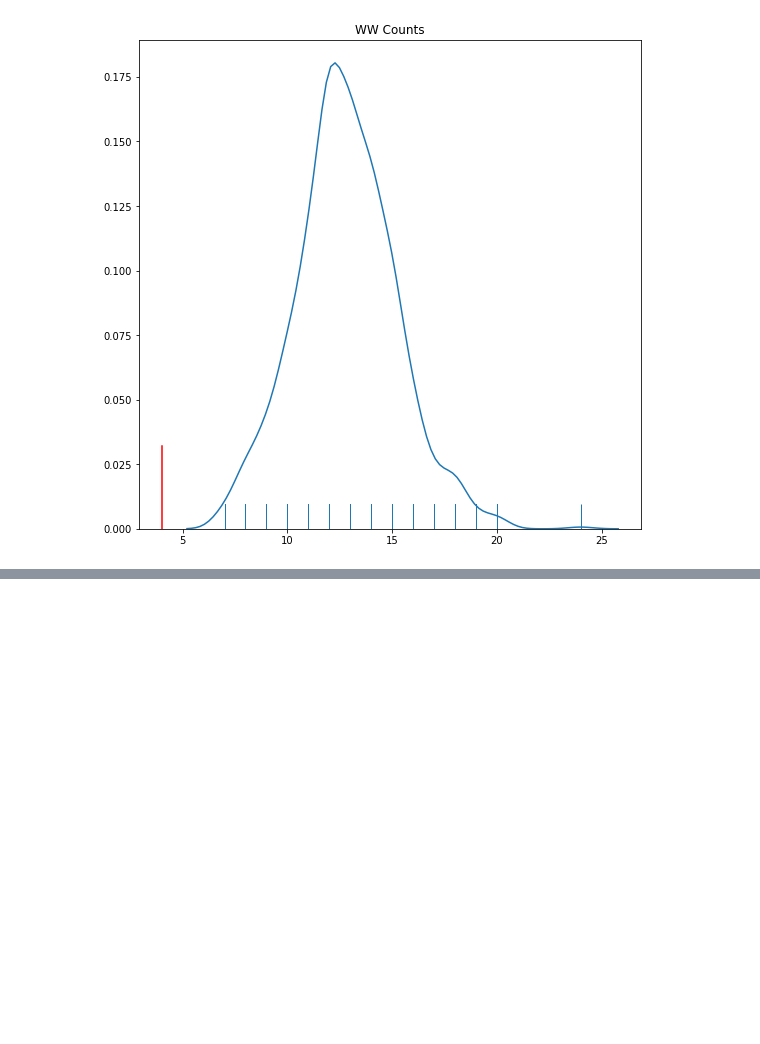
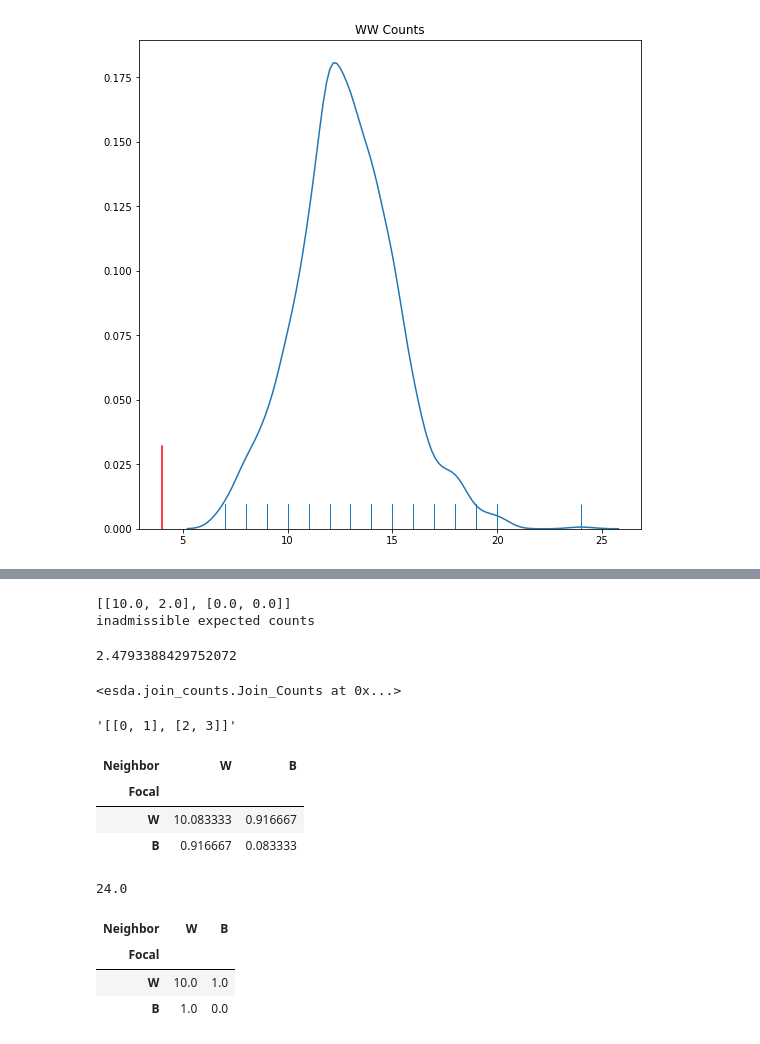
Before and after one commit to pysal/esda, a Jupyter notebook: notebooks/joincounts.ipynb, the cells around one changed output, grey strips where cells are left out. Cells and saved outputs as stored; diff of their text form; code cells hidden in the pictures; blank space fills up the shorter version.

```diff
--- a/notebooks/joincounts.ipynb
+++ b/notebooks/joincounts.ipynb
@@ -67,0 +149,40 @@ Text(0.5, 1.0, 'WW Counts')
+# %%
+w = lps.weights.lat2W(3,3)
+y = np.ones((w.n,))
+y[0:8] = 0
+calc(y, w)
+# %% [output]
+[[10.0, 2.0], [0.0, 0.0]]
+inadmissible expected counts
+# %%
+jc = esda.Join_Counts(y, w)
+# %%
+jc.chi2
+# %% [output]
+2.4793388429752072
+# %%
+jc
+# %% [output]
+<esda.join_counts.Join_Counts at 0x...>
+# %%
+str(table)
+# %% [output]
+'[[0, 1], [2, 3]]'
+# %%
+jc.expected
+# %% [output]
+| Neighbor | W | B |
+| Focal |  |  |
+| W | 10.083333 | 0.916667 |
+| B | 0.916667 | 0.083333 |
+# %%
+w.s0
+# %% [output]
+24.0
+# %%
+jc.crosstab
+# %% [output]
+| Neighbor | W | B |
+| Focal |  |  |
+| W | 10.0 | 1.0 |
+| B | 1.0 | 0.0 |
```
Also changed, not shown: parts of 21 cells of this notebook, 2 other files.
